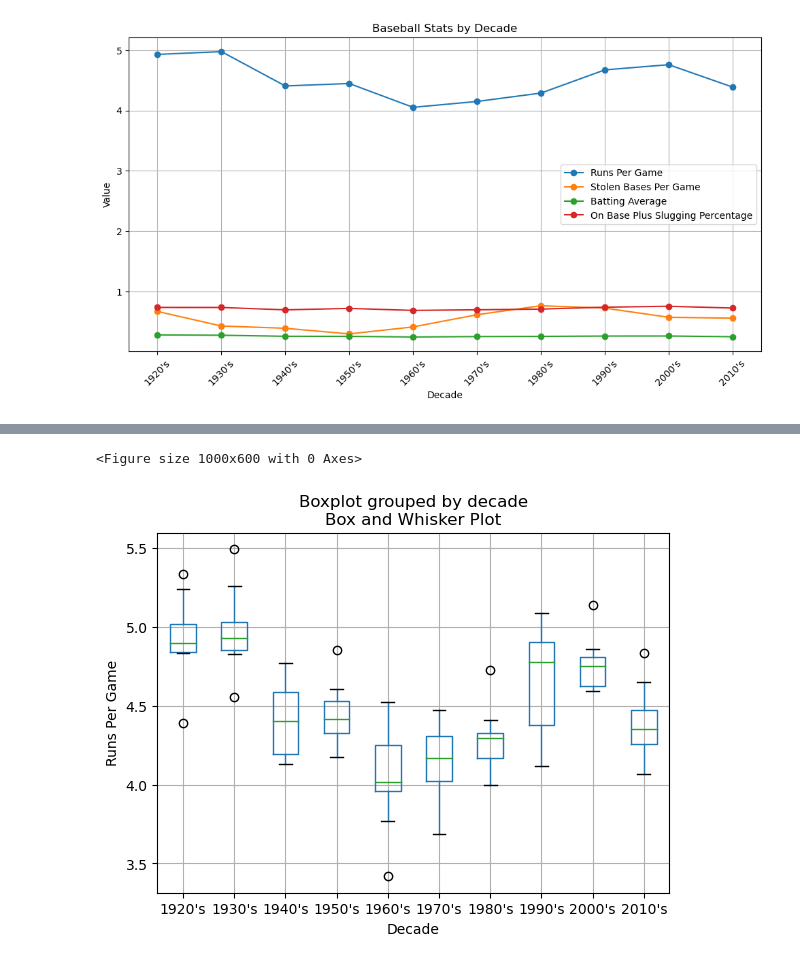
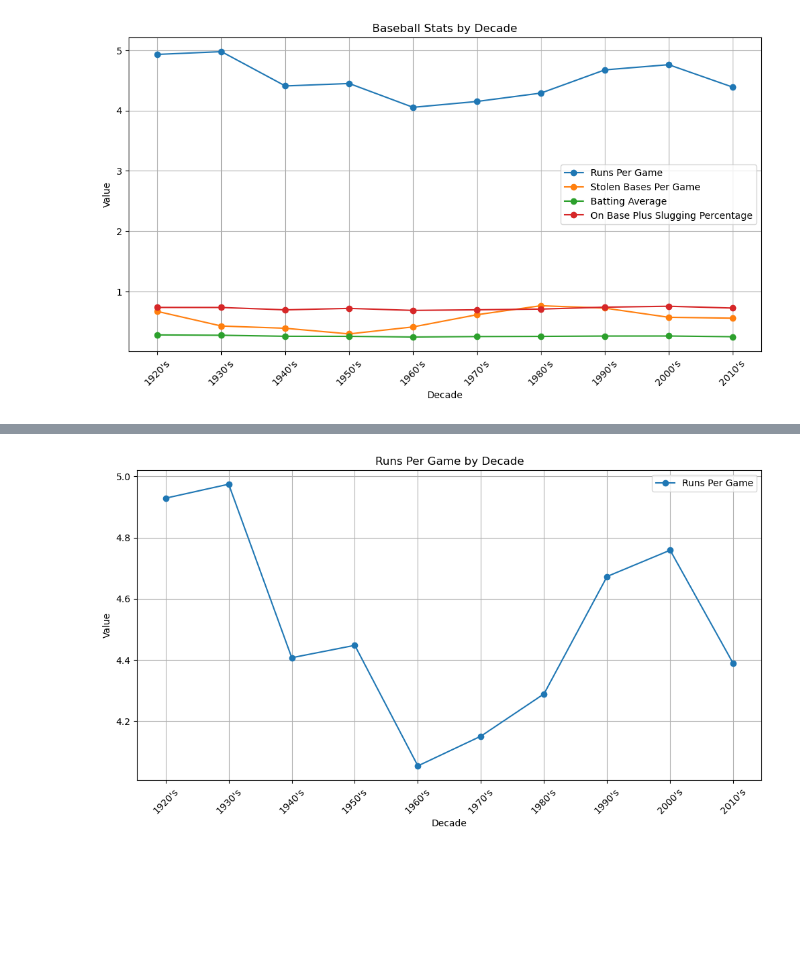
Before and after one commit to digital-buddha42/Baseball-Run-Correlations, a Jupyter notebook: Baseball Project.ipynb, the cells around one changed output, grey strips where cells are left out. Saved outputs shown, nothing was run; the diff lists cells and outputs as text; code cells hidden in the pictures; blank space fills up the shorter version.

```diff
--- a/Baseball Project.ipynb
+++ b/Baseball Project.ipynb
@@ -422,10 +345,28 @@ plt.show()
-# %%
-plt.figure(figsize=(10, 6))  # Optional: Set the plot size
-reduced_hitting_df.boxplot(column='runs_per_game_new', by='decade')
-plt.xlabel('Decade')
-plt.ylabel('Runs Per Game')
-plt.title('Box and Whisker Plot')
-plt.show()
-# %% [output]
-<Figure size 1000x600 with 0 Axes>
-[figure, removed]
+# %%
+decades = {
+    'decade': ["1920's", "1930's", "1940's", "1950's", "1960's", "1970's", "1980's", "1990's", "2000's", "2010's"],
+    'Runs Per Game': [4.928889, 4.974746, 4.406520, 4.447058, 4.052339, 4.149712, 4.288168, 4.672532, 4.758592, 4.387786],
+    'Stolen Bases Per Game': [0.672043, 0.430798, 0.393639, 0.300002, 0.416036, 0.617796, 0.767053, 0.727354, 0.575480, 0.560705],
+    'Batting Average': [0.2832, 0.2780, 0.2607, 0.2595, 0.2489, 0.2561, 0.2589, 0.2646, 0.2652, 0.2535],
+    'On Base Plus Slugging Percentage': [0.7385, 0.7378, 0.6985, 0.7227, 0.6890, 0.6995, 0.7111, 0.7428, 0.7582, 0.7282]
+}
+
+# Create the dataframe
+df = pd.DataFrame(decades)
+df.set_index('decade', inplace=True)
+
+# Plotting the data
+plt.figure(figsize=(12, 6))
+
+plt.plot(df.index, df['Runs Per Game'], label='Runs Per Game', marker='o')
+
+plt.xlabel('Decade')
+plt.ylabel('Value')
+plt.title('Runs Per Game by Decade')
+plt.legend()
+plt.xticks(rotation=45)
+
+plt.grid()
+plt.show()
+# %% [output]
+[figure, added]
```
Also changed, not shown: parts of 24 cells of this notebook.
